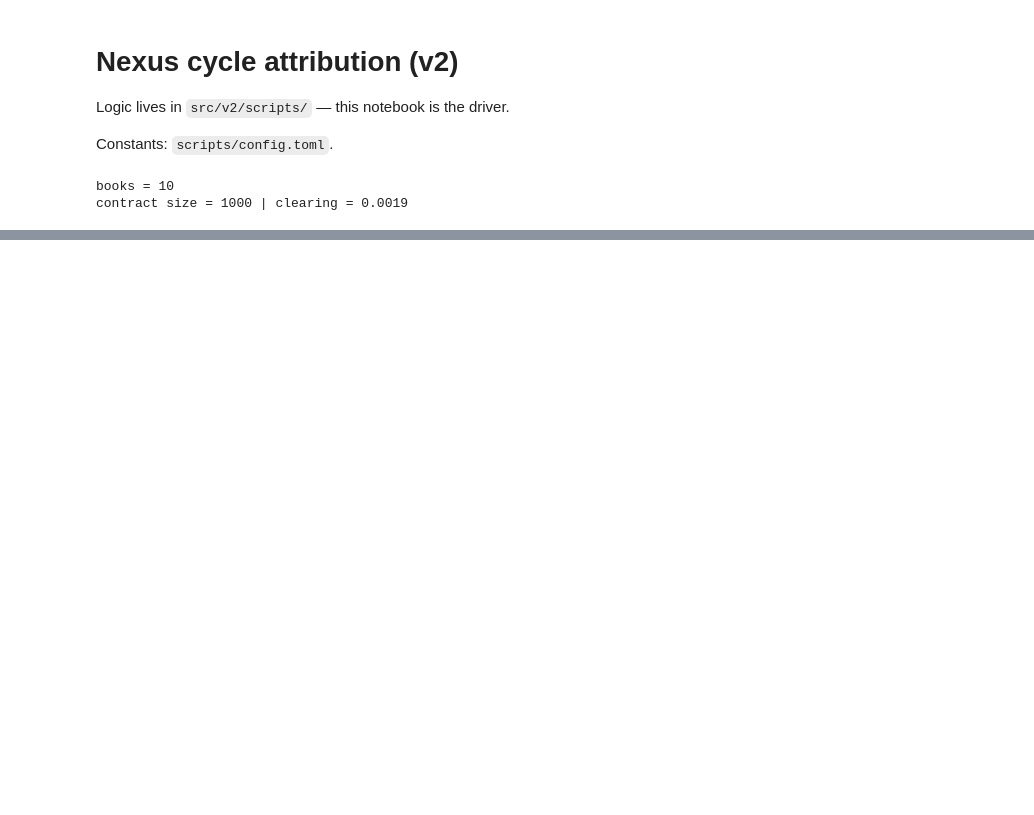
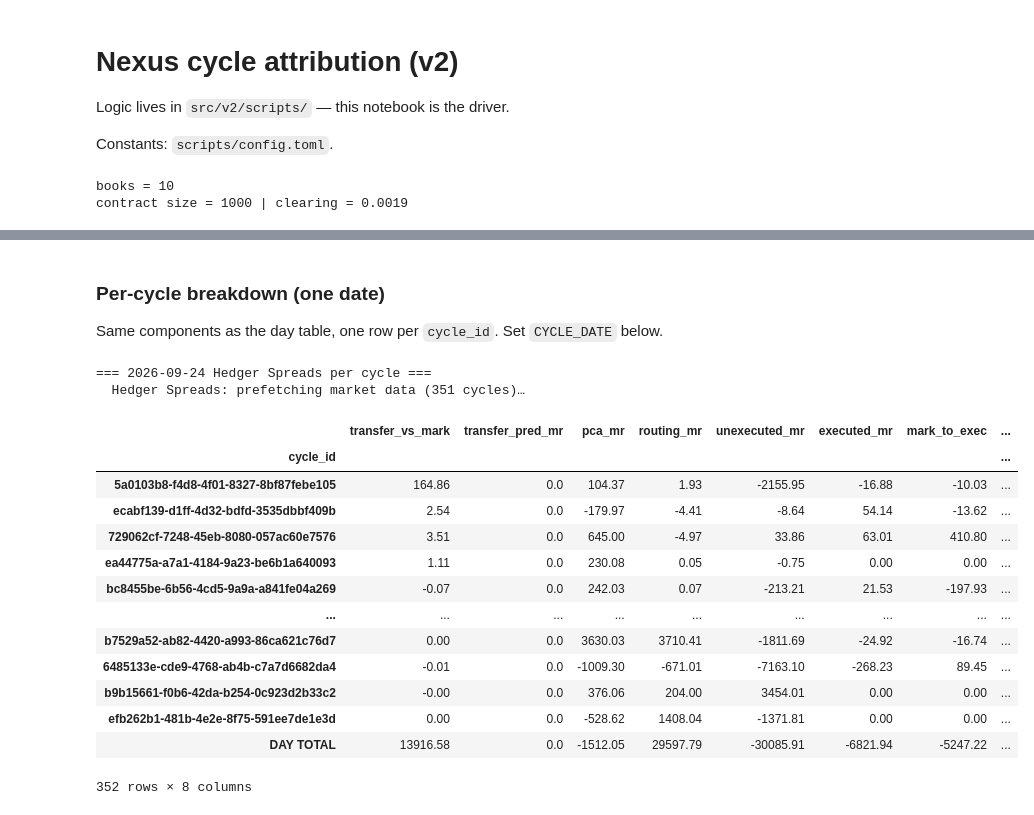
Before and after one commit to jainapek/pnl_attribution, a Jupyter notebook: src/v2/first_attempt.ipynb, the cells around one changed output, grey strips where cells are left out. Saved outputs shown, nothing was run; the diff lists cells and outputs as text; code cells hidden in the pictures; blank space fills up the shorter version.

```diff
--- a/src/v2/first_attempt.ipynb
+++ b/src/v2/first_attempt.ipynb
@@ -141,0 +188,60 @@ pca_mr_all_days.round(4)
+# %% [markdown]
+### Per-cycle breakdown (one date)
+
+Same components as the day table, one row per `cycle_id`. Set `CYCLE_DATE` below.
+# %%
+CYCLE_DATE = date(2026, 9, 24)
+BOOK = 'Hedger Spreads'
+
+COMPONENT_COLS = [
+    'transfer_vs_mark',
+    'transfer_pred_mr',
+    'pca_mr',
+    'routing_mr',
+    'unexecuted_mr',
+    'executed_mr',
+    'mark_to_exec',
+]
+
+print(f'=== {CYCLE_DATE} {BOOK} per cycle ===')
+one = attribute_book_day(client, CYCLE_DATE, BOOK, progress_every=0)
+if one.empty or 'DAY TOTAL' not in one.index:
+    mr_by_cycle = pd.DataFrame(columns=COMPONENT_COLS + ['total'])
+    print('(no cycles)')
+else:
+    cycles_only = one.drop(index='DAY TOTAL', errors='ignore')
+    rows = []
+    for cid, row in cycles_only.iterrows():
+        rows.append({
+            'cycle_id': cid,
+            'transfer_vs_mark': float(row[('$', 'transfer_pred', 'transfer_vs_mark')]),
+            'transfer_pred_mr': float(row[('$', 'transfer_pred', 'held_market_risk')]),
+            'pca_mr': float(row[('$', 'pca', 'held_market_risk')]),
+            'routing_mr': float(row[('$', 'routing', 'held_market_risk')]),
+            'unexecuted_mr': float(row[('$', 'executed', 'held_market_risk')]),
+            'executed_mr': float(row[('$', 'executed', 'executed_market_risk')]),
+            'mark_to_exec': float(row[('$', 'executed', 'mark_to_exec')]),
+        })
+    mr_by_cycle = pd.DataFrame(rows).set_index('cycle_id')
+    mr_by_cycle['total'] = mr_by_cycle[COMPONENT_COLS].sum(axis=1)
+    mr_by_cycle.loc['DAY TOTAL'] = mr_by_cycle.sum(numeric_only=True)
+    mr_by_cycle = mr_by_cycle.reindex(columns=COMPONENT_COLS + ['total'])
+
+mr_by_cycle.round(2)
+# %% [output]
+=== 2026-09-24 Hedger Spreads per cycle ===
+  Hedger Spreads: prefetching market data (351 cycles)…
+|  | transfer_vs_mark | transfer_pred_mr | pca_mr | routing_mr | unexecuted_mr | executed_mr | mark_to_exec | ... |
+| cycle_id |  |  |  |  |  |  |  | ... |
+| 5a0103b8-f4d8-4f01-8327-8bf87febe105 | 164.86 | 0.0 | 104.37 | 1.93 | -2155.95 | -16.88 | -10.03 | ... |
+| ecabf139-d1ff-4d32-bdfd-3535dbbf409b | 2.54 | 0.0 | -179.97 | -4.41 | -8.64 | 54.14 | -13.62 | ... |
+| 729062cf-7248-45eb-8080-057ac60e7576 | 3.51 | 0.0 | 645.00 | -4.97 | 33.86 | 63.01 | 410.80 | ... |
+| ea44775a-a7a1-4184-9a23-be6b1a640093 | 1.11 | 0.0 | 230.08 | 0.05 | -0.75 | 0.00 | 0.00 | ... |
+| bc8455be-6b56-4cd5-9a9a-a841fe04a269 | -0.07 | 0.0 | 242.03 | 0.07 | -213.21 | 21.53 | -197.93 | ... |
+| ... | ... | ... | ... | ... | ... | ... | ... | ... |
+| b7529a52-ab82-4420-a993-86ca621c76d7 | 0.00 | 0.0 | 3630.03 | 3710.41 | -1811.69 | -24.92 | -16.74 | ... |
+| 6485133e-cde9-4768-ab4b-c7a7d6682da4 | -0.01 | 0.0 | -1009.30 | -671.01 | -7163.10 | -268.23 | 89.45 | ... |
+| b9b15661-f0b6-42da-b254-0c923d2b33c2 | -0.00 | 0.0 | 376.06 | 204.00 | 3454.01 | 0.00 | 0.00 | ... |
+| efb262b1-481b-4e2e-8f75-591ee7de1e3d | 0.00 | 0.0 | -528.62 | 1408.04 | -1371.81 | 0.00 | 0.00 | ... |
+| DAY TOTAL | 13916.58 | 0.0 | -1512.05 | 29597.79 | -30085.91 | -6821.94 | -5247.22 | ... |
+352 rows × 8 columns
```
Also changed, not shown: parts of 11 cells of this notebook, 12 other files.
